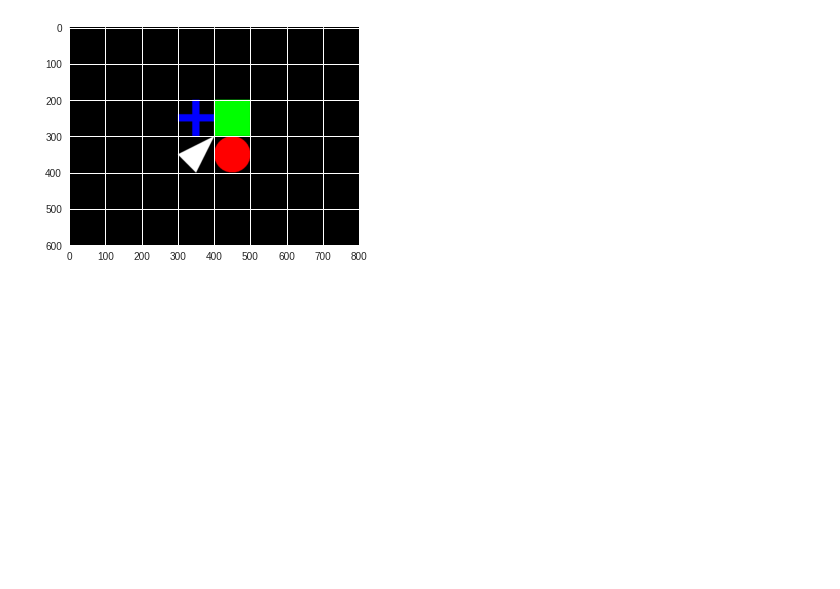
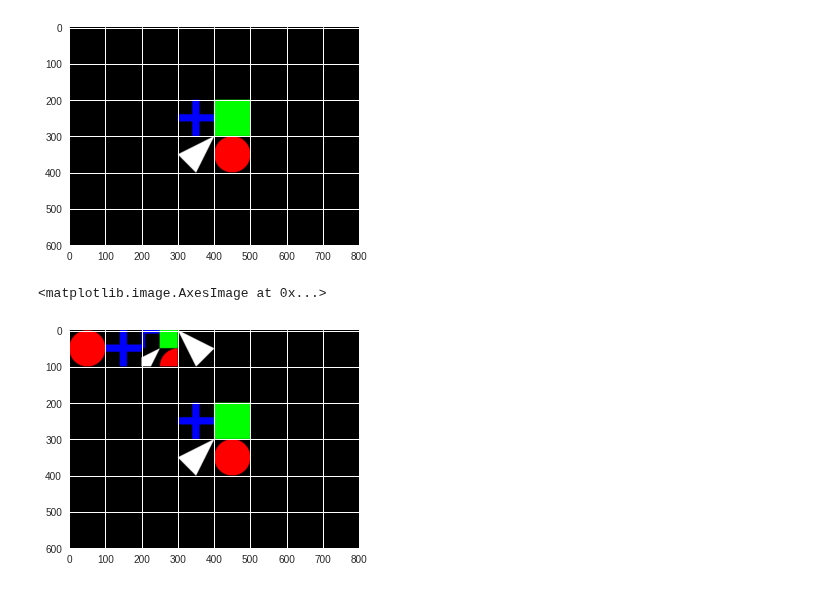
Before and after one commit to tjwei/NDHU_AM1130, a Jupyter notebook: 2018_Week07_Paint.ipynb, the cells around one changed output. Drawn from its saved outputs; the diff is of its cells as text; code cells hidden in the pictures; blank space fills up the shorter version.

```diff
--- a/2018_Week07_Paint.ipynb
+++ b/2018_Week07_Paint.ipynb
@@ -52,3 +52,13 @@ plt.imshow(img, interpolation='bilinear')
 # %% [output]
 <matplotlib.image.AxesImage at 0x...>
 [figure]
+# %%
+img[0:100, 0:100] = img[300:400, 400:500]
+img[0:100, 100:200] = img[200:300, 300:400]
+img[0:100, 200:300] = img[250:350, 350:450]
+img[0:100, 300:400] = img[300:400, 400:300:-1]
+
+plt.imshow(img, interpolation='bilinear')
+# %% [output]
+<matplotlib.image.AxesImage at 0x...>
+[figure, added]
```
